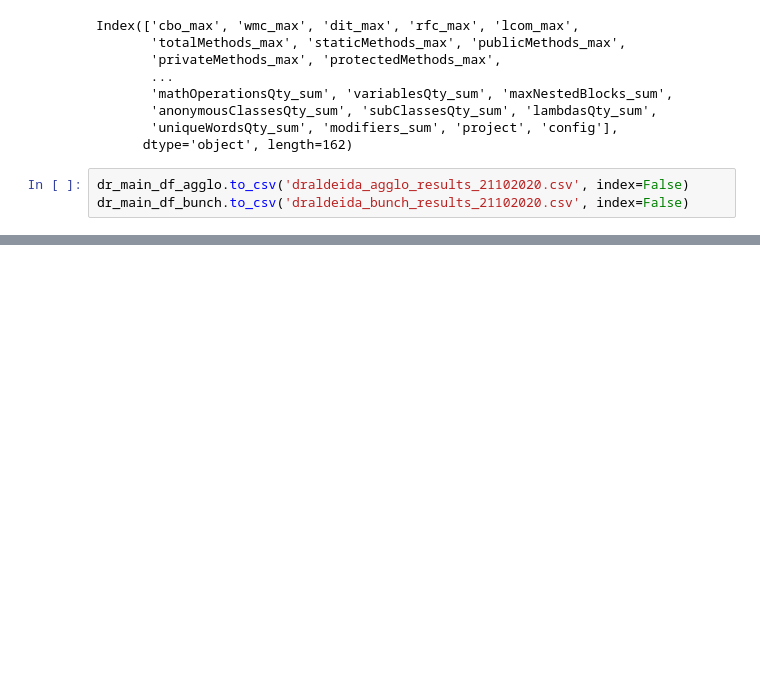
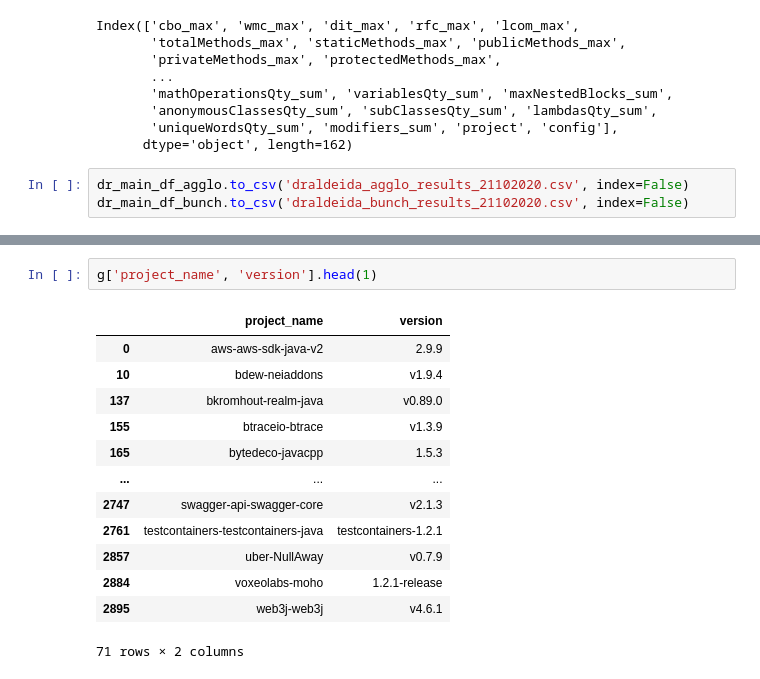
Before and after one commit to alvintanjianjia/SoftwareRemodularization, a Jupyter notebook: Results_Gathering.ipynb, the cells around one changed output, grey strips where cells are left out. Saved outputs shown, nothing was run; the diff lists cells and outputs as text; blank space fills up the shorter version.

```diff
--- a/Results_Gathering.ipynb
+++ b/Results_Gathering.ipynb
@@ -388,0 +426,16 @@ dr_main_df_bunch.to_csv('draldeida_bunch_results_21102020.csv', index=False)
+# %%
+g['project_name', 'version'].head(1)
+# %% [output]
+|  | project_name | version |
+| 0 | aws-aws-sdk-java-v2 | 2.9.9 |
+| 10 | bdew-neiaddons | v1.9.4 |
+| 137 | bkromhout-realm-java | v0.89.0 |
+| 155 | btraceio-btrace | v1.3.9 |
+| 165 | bytedeco-javacpp | 1.5.3 |
+| ... | ... | ... |
+| 2747 | swagger-api-swagger-core | v2.1.3 |
+| 2761 | testcontainers-testcontainers-java | testcontainers-1.2.1 |
+| 2857 | uber-NullAway | v0.7.9 |
+| 2884 | voxeolabs-moho | 1.2.1-release |
+| 2895 | web3j-web3j | v4.6.1 |
+71 rows × 2 columns
```
Also changed, not shown: parts of 4 cells of this notebook, 1 other file.
